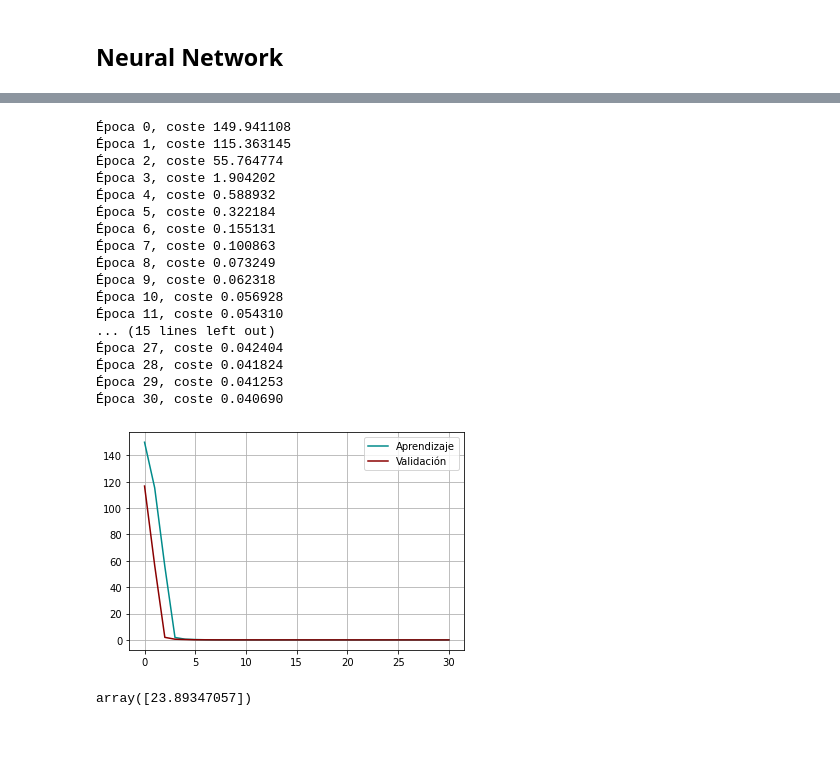
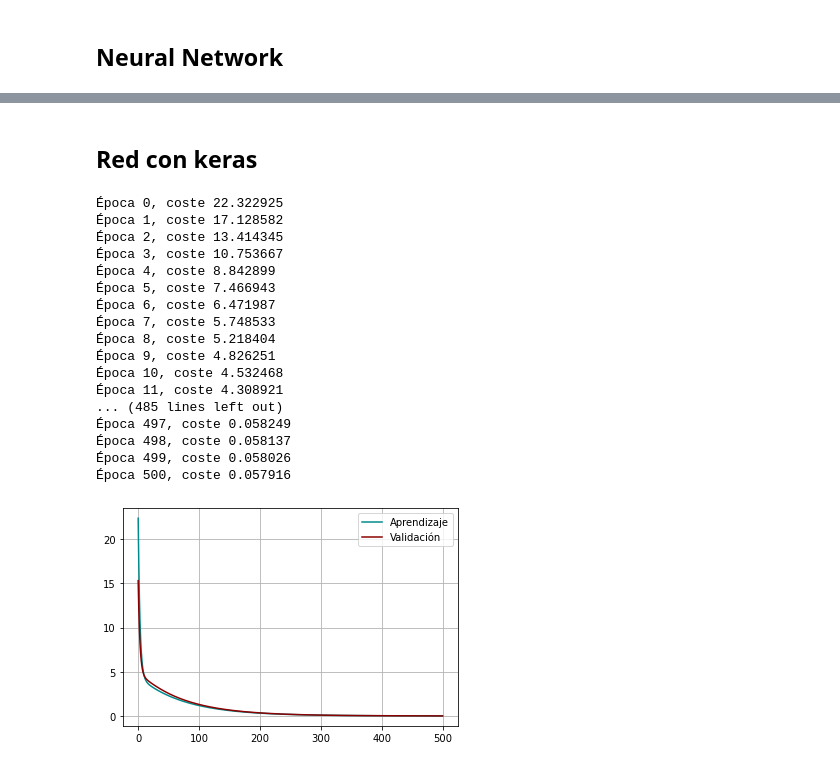
Before and after one commit to JuanDDiosRojas/NeuralNetworks, a Jupyter notebook: Constructor de Red.ipynb, the cells around one changed output, grey strips where cells are left out. Saved outputs shown, nothing was run; the diff lists cells and outputs as text; code cells hidden in the pictures; blank space fills up the shorter version.

```diff
--- a/Constructor de Red.ipynb
+++ b/Constructor de Red.ipynb
@@ -46,7 +50,7 @@ Toma el conjunto de datos X, Y y los separa en dos grupos, los datos que seránu
 
 Se le indicará el porcentaje que queremos para validación
 # %%
-def batch(X,Y,porcent): #El porcentaje debe estar dado entre 0 y 1
+def split(X,Y,porcent): #El porcentaje debe estar dado entre 0 y 1
     n=floor(porcent*len(X))
     index=random.sample(range(len(X)),n)
     X_learn=[]
@@ -79,18 +82,18 @@ def neuralnet(X,Y,nodos,batch_size,learning_rate,epocas,activation,dactivation):
     n_salidas=len(Y[0])
 
     #definimos los conjuntos de aprendizaje y validación
-    X_learn,Y_learn,X_val,Y_val = batch(X,Y,batch_size)
+    X_learn,Y_learn,X_val,Y_val = split(X,Y,batch_size)
 
     #forward
-    W1=np.random.rand(n_entradas,nodos)
-    W2=np.random.rand(nodos,n_salidas)
-    b1=np.random.rand(nodos)
-    b2=np.random.rand(n_salidas)
+    W1=np.random.randn(n_entradas,nodos)
+    W2=np.random.randn(nodos,n_salidas)
+    b1=np.random.randn(nodos)
+    b2=np.random.randn(n_salidas)
 
-    z1=np.dot(X_learn,W1)+b1
-    a1=activation(z1)
-    z2=np.dot(a1,W2)+b2
-    a2=z2
+    #z1=np.dot(X_learn,W1)+b1
+    #a1=activation(z1)
+    #z2=np.dot(a1,W2)+b2
+    #a2=z2
 
     #épocas
     errores=[]
@@ -132,0 +134,2 @@ def neuralnet(X,Y,nodos,batch_size,learning_rate,epocas,activation,dactivation):
+# %% [markdown]
+## Red con keras
@@ -133,9 +169,8 @@ def neuralnet(X,Y,nodos,batch_size,learning_rate,epocas,activation,dactivation):
 # %%
 #Función a emular
 def F(x):
-    return 3*x
-
-X=10*np.random.rand(100,1)
+    return -x**2
+X=3*np.random.rand(1000,1)
 Y=[]
 for x in X:
     y=F(x)
@@ -145,28 +180,23 @@ Y=np.array(Y)
 # %%
 #neuralnet(X,Y,nodos,batch_size,learning_rate,epocas)
 
-W1,b1,W2,b2=neuralnet(X,Y,1,0.8,0.0001,30,activation=iden,dactivation=diden)
+W1,b1,W2,b2=neuralnet(X,Y,100,.3,0.000001,500,activation=relu,dactivation=drelu)
 # %% [output]
-Época 0, coste 149.941108
-Época 1, coste 115.363145
-Época 2, coste 55.764774
-Época 3, coste 1.904202
-Época 4, coste 0.588932
-Época 5, coste 0.322184
-Época 6, coste 0.155131
-Época 7, coste 0.100863
-Época 8, coste 0.073249
-Época 9, coste 0.062318
-Época 10, coste 0.056928
-Época 11, coste 0.054310
-... (15 lines left out)
-Época 27, coste 0.042404
-Época 28, coste 0.041824
-Época 29, coste 0.041253
-Época 30, coste 0.040690
+Época 0, coste 22.322925
+Época 1, coste 17.128582
+Época 2, coste 13.414345
+Época 3, coste 10.753667
+Época 4, coste 8.842899
+Época 5, coste 7.466943
+Época 6, coste 6.471987
+Época 7, coste 5.748533
+Época 8, coste 5.218404
+Época 9, coste 4.826251
+Época 10, coste 4.532468
+Época 11, coste 4.308921
+... (485 lines left out)
+Época 497, coste 0.058249
+Época 498, coste 0.058137
+Época 499, coste 0.058026
+Época 500, coste 0.057916
-[figure, old version]
+[figure, new version]
-# %%
-#Probamos con un número para ver si arroja 3*x
-forward([8],W1,b1,W2,b2,activation=iden,dactivation=diden)
-# %% [output]
-array([23.89347057])
```
Also changed, not shown: parts of 12 cells of this notebook.
